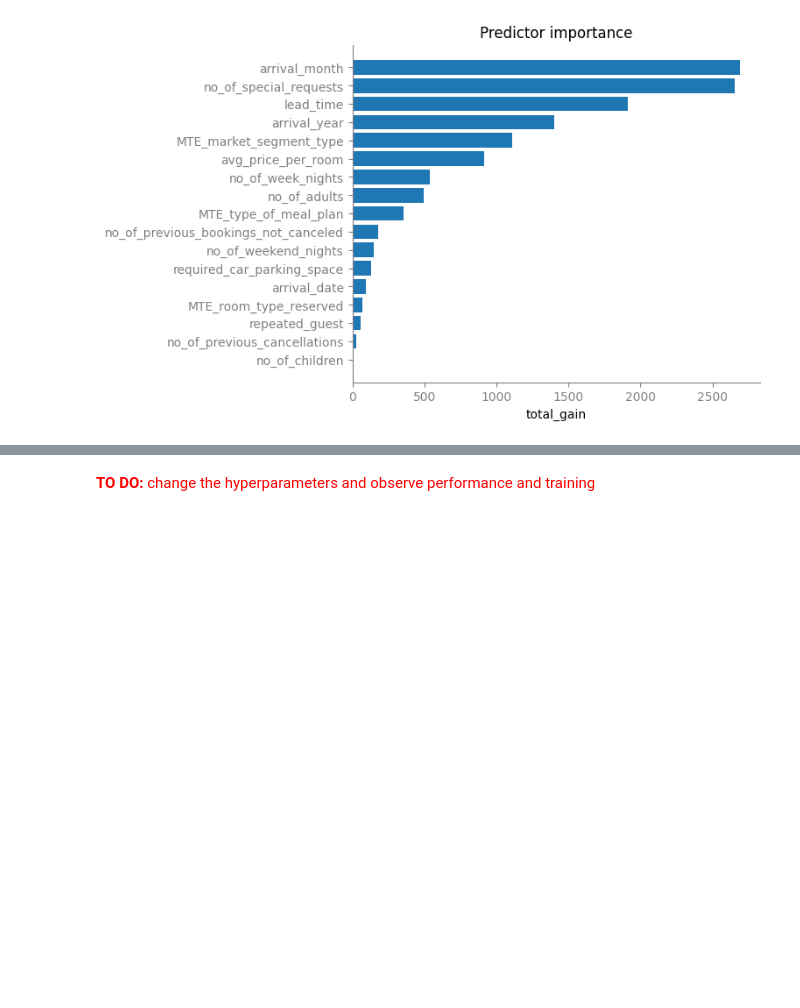
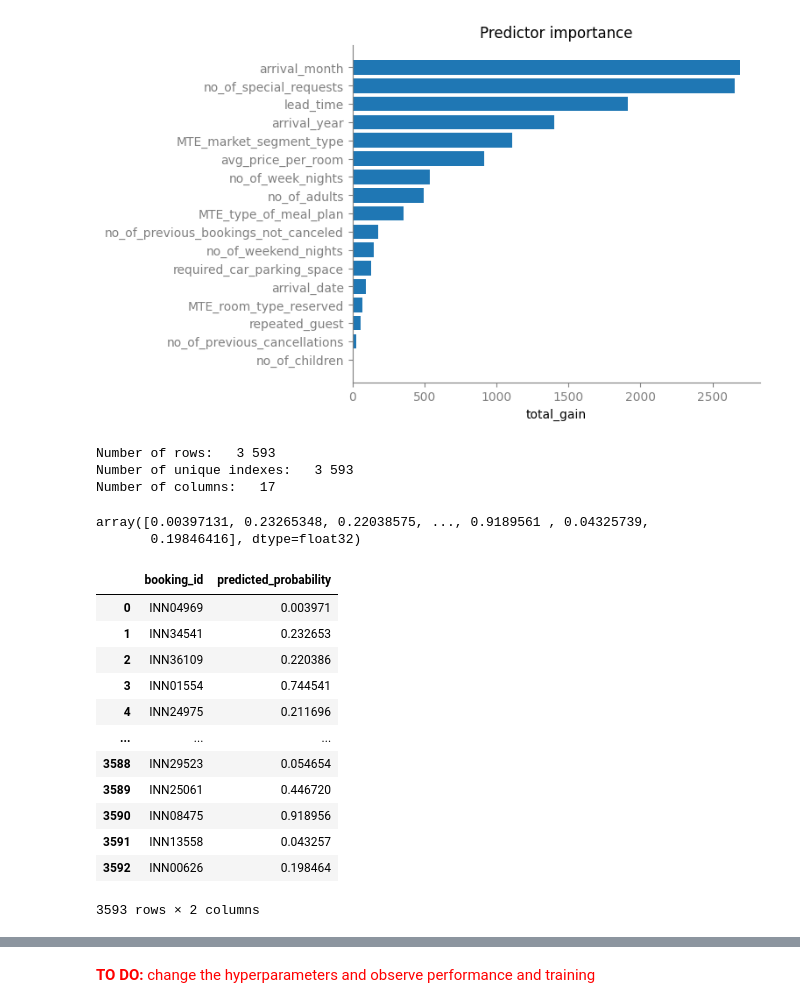
Before and after one commit to ancabenca/ds2-hw, a Jupyter notebook: Assigment1_Vojta/xgboost- modelBuilding.ipynb, the cells around one changed output, grey strips where cells are left out. Cells and saved outputs as stored; diff of their text form; code cells hidden in the pictures; blank space fills up the shorter version.

Commit message:
Aplikace prvního modelu na test data.

```diff
--- a/Assigment1_Vojta/xgboost- modelBuilding.ipynb
+++ b/Assigment1_Vojta/xgboost- modelBuilding.ipynb
@@ -267,7 +267,7 @@ for pred in tqdm(cols_pred_cat):
 
         additional_values = set(data[data[pred].notnull()][pred].unique()) - set(new_vals.keys())
         for p in additional_values:
-            new_vals[p] = total_dr
+            new_vals[p] = total_booking
 
         data['MTE_' + pred] = data[pred].map(new_vals)
 
@@ -409,3 +409,16 @@ ax.tick_params(axis='x', colors='gray')
 plt.show()
 # %% [output]
 [figure]
+# %%
+# Load test data - set index column, decimal point, separator
+test_data_file = Path("../Assigment1/Data1/2024_DS2_HW1_data_test.csv")
+test_data = pd.read_csv(test_data_file, sep = ',', decimal = '.', index_col = 'Booking_ID')
+
+# print data info
+print(f'Number of rows:   {test_data.shape[0]:,}'.replace(',', ' '))
+print(f'Number of unique indexes:   {test_data.index.nunique():,}'.replace(',', ' '))
+print(f'Number of columns:   {test_data.shape[1]:,}'.replace(',', ' '))
+# %% [output]
+Number of rows:   3 593
+Number of unique indexes:   3 593
+Number of columns:   17
@@ -411,0 +466,34 @@ plt.show()
+# %%
+dtest = xgb.DMatrix(test_data[cols_pred])
+ypred = booster.predict(dtest, iteration_range=(0, booster.best_iteration + 1))
+ypred
+# %% [output]
+array([0.00397131, 0.23265348, 0.22038575, ..., 0.9189561 , 0.04325739,
+       0.19846416], dtype=float32)
+# %%
+# Assuming 'booster' is your trained booster and 'data' is your DataFrame
+
+# Predict probabilities on the training data
+
+test_data_reset = test_data.reset_index()
+
+# Create a DataFrame with booking IDs and predicted probabilities
+predictions_df = pd.DataFrame({
+    'booking_id': test_data_reset['Booking_ID'],  # Assuming 'Booking_ID' is the name of the index
+    'predicted_probability': ypred
+})
+predictions_df
+# %% [output]
+|  | booking_id | predicted_probability |
+| 0 | INN04969 | 0.003971 |
+| 1 | INN34541 | 0.232653 |
+| 2 | INN36109 | 0.220386 |
+| 3 | INN01554 | 0.744541 |
+| 4 | INN24975 | 0.211696 |
+| ... | ... | ... |
+| 3588 | INN29523 | 0.054654 |
+| 3589 | INN25061 | 0.446720 |
+| 3590 | INN08475 | 0.918956 |
+| 3591 | INN13558 | 0.043257 |
+| 3592 | INN00626 | 0.198464 |
+3593 rows × 2 columns
```
Also changed, not shown: parts of 4 cells of this notebook, 1 other file.
